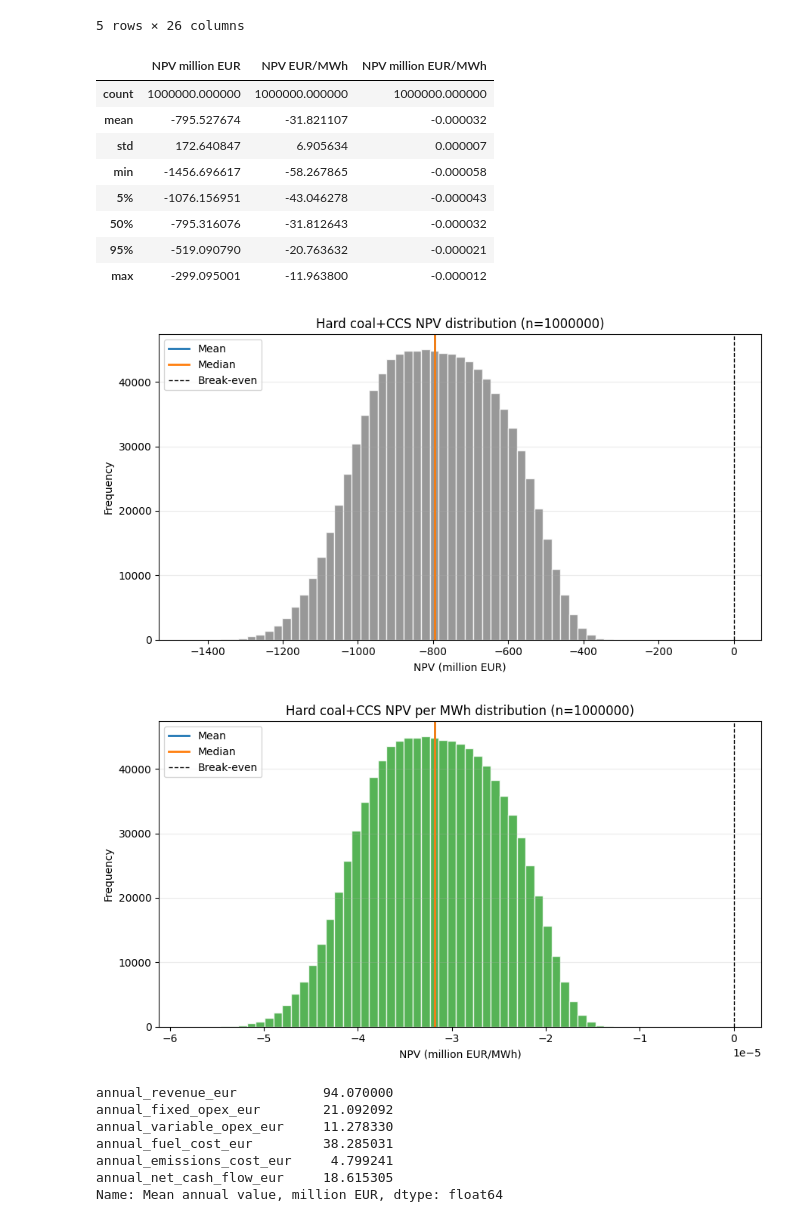
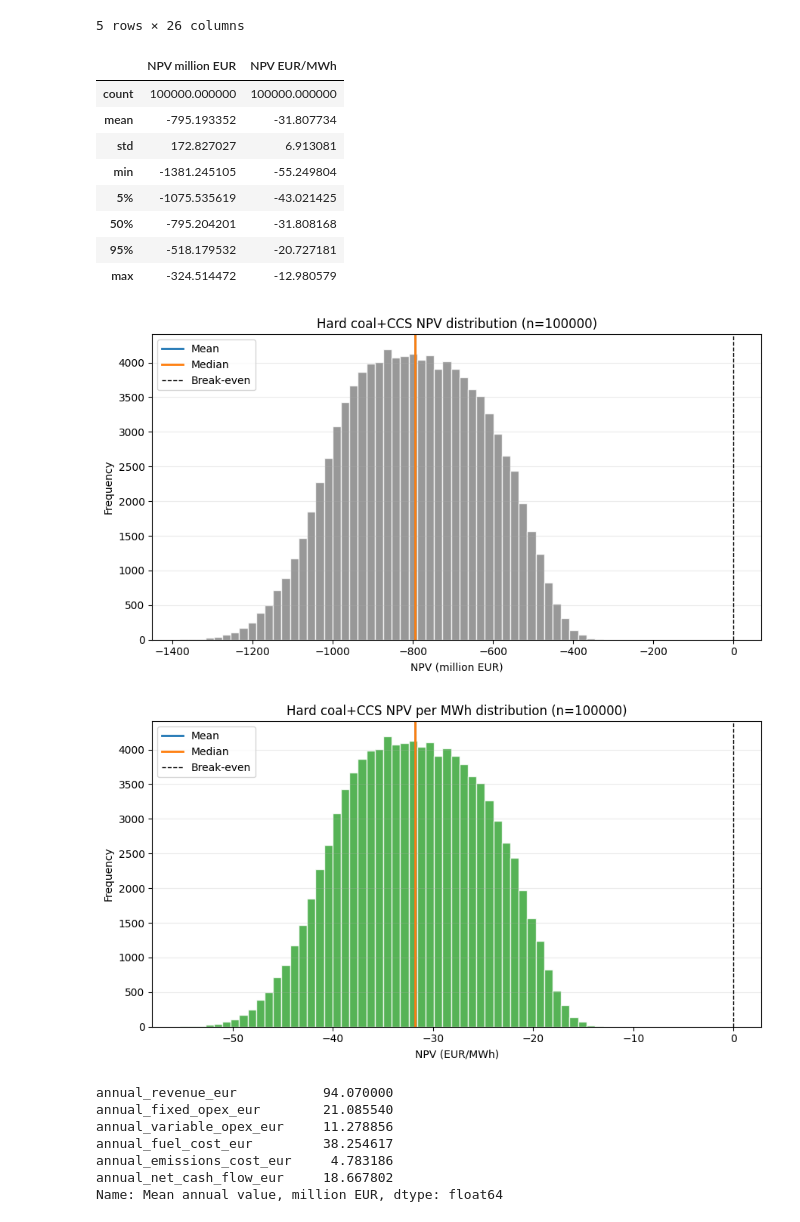
Before and after one commit to Finnzn/Master-Thesis, a Jupyter notebook: notebooks/electricity/plot_hard_coal_ccs_npv.ipynb, the cells around one changed output. Drawn from its saved outputs; the diff is of its cells as text; code cells hidden in the pictures.

```diff
--- a/notebooks/electricity/plot_hard_coal_ccs_npv.ipynb
+++ b/notebooks/electricity/plot_hard_coal_ccs_npv.ipynb
@@ -22,8 +26,8 @@ from electricity.electricity_npv_monte_carlo import simulate_hard_coal_ccs_npv
 # %%
-SAMPLE_SIZE = 1000000
-#RANDOM_SEED = 42
+SAMPLE_SIZE = DEFAULT_SAMPLE_SIZE
+RANDOM_SEED = DEFAULT_RANDOM_SEED
 
-rng = np.random.default_rng()
+rng = np.random.default_rng(RANDOM_SEED)
 simulation = simulate_hard_coal_ccs_npv(size=SAMPLE_SIZE, rng=rng)
 results = pd.DataFrame(simulation)
 
@@ -39,8 +43,6 @@ results.head()
 # %%
 npv_million_eur = results["npv_eur"] / 1_000_000
 npv_eur_per_mwh = results["npv_eur_per_mwh"]
-npv_million_eur_per_mwh = results["npv_million_eur_per_mwh"]
-
 summary = pd.concat(
     [
         npv_million_eur.describe(percentiles=[0.05, 0.5, 0.95]).rename(
@@ -49,23 +51,20 @@ summary = pd.concat(
         npv_eur_per_mwh.describe(percentiles=[0.05, 0.5, 0.95]).rename(
             "NPV EUR/MWh"
         ),
-        npv_million_eur_per_mwh.describe(percentiles=[0.05, 0.5, 0.95]).rename(
-            "NPV million EUR/MWh"
-        ),
     ],
     axis=1,
 )
 summary
 # %% [output]
-|  | NPV million EUR | NPV EUR/MWh | NPV million EUR/MWh |
-| count | 1000000.000000 | 1000000.000000 | 1000000.000000 |
-| mean | -795.527674 | -31.821107 | -0.000032 |
-| std | 172.640847 | 6.905634 | 0.000007 |
-| min | -1456.696617 | -58.267865 | -0.000058 |
-| 5% | -1076.156951 | -43.046278 | -0.000043 |
-| 50% | -795.316076 | -31.812643 | -0.000032 |
-| 95% | -519.090790 | -20.763632 | -0.000021 |
-| max | -299.095001 | -11.963800 | -0.000012 |
+|  | NPV million EUR | NPV EUR/MWh |
+| count | 100000.000000 | 100000.000000 |
+| mean | -795.193352 | -31.807734 |
+| std | 172.827027 | 6.913081 |
+| min | -1381.245105 | -55.249804 |
+| 5% | -1075.535619 | -43.021425 |
+| 50% | -795.204201 | -31.808168 |
+| 95% | -518.179532 | -20.727181 |
+| max | -324.514472 | -12.980579 |
 # %%
 fig, ax = plt.subplots(figsize=(9, 5))
 
@@ -83,41 +82,41 @@ ax.legend()
 fig.tight_layout()
 plt.show()
 # %% [output]
-[figure, old version]
+[figure, new version]
 # %%
 fig, ax = plt.subplots(figsize=(9, 5))
 
 ax.hist(
-    npv_million_eur_per_mwh,
+    npv_eur_per_mwh,
     bins=50,
     color="tab:green",
     edgecolor="white",
     alpha=0.8,
 )
 ax.axvline(
-    npv_million_eur_per_mwh.mean(),
+    npv_eur_per_mwh.mean(),
     color="tab:blue",
     linewidth=2,
     label="Mean",
 )
 ax.axvline(
-    npv_million_eur_per_mwh.median(),
+    npv_eur_per_mwh.median(),
     color="tab:orange",
     linewidth=2,
     label="Median",
 )
 ax.axvline(0, color="black", linewidth=1, linestyle="--", label="Break-even")
 
 ax.set_title(f"Hard coal+CCS NPV per MWh distribution (n={SAMPLE_SIZE})")
-ax.set_xlabel("NPV (million EUR/MWh)")
+ax.set_xlabel("NPV (EUR/MWh)")
 ax.set_ylabel("Frequency")
 ax.grid(axis="y", alpha=0.25)
 ax.legend()
 
 fig.tight_layout()
 plt.show()
 # %% [output]
-[figure, old version]
+[figure, new version]
 # %%
 annual_components = results[
     [
@@ -133,9 +132,9 @@ annual_components = results[
 annual_components.mean().rename("Mean annual value, million EUR")
 # %% [output]
 annual_revenue_eur           94.070000
-annual_fixed_opex_eur        21.092092
-annual_variable_opex_eur     11.278330
-annual_fuel_cost_eur         38.285031
-annual_emissions_cost_eur     4.799241
-annual_net_cash_flow_eur     18.615305
+annual_fixed_opex_eur        21.085540
+annual_variable_opex_eur     11.278856
+annual_fuel_cost_eur         38.254617
+annual_emissions_cost_eur     4.783186
+annual_net_cash_flow_eur     18.667802
 Name: Mean annual value, million EUR, dtype: float64
```
Also changed, not shown: parts of 3 cells of this notebook, 9 other files.
